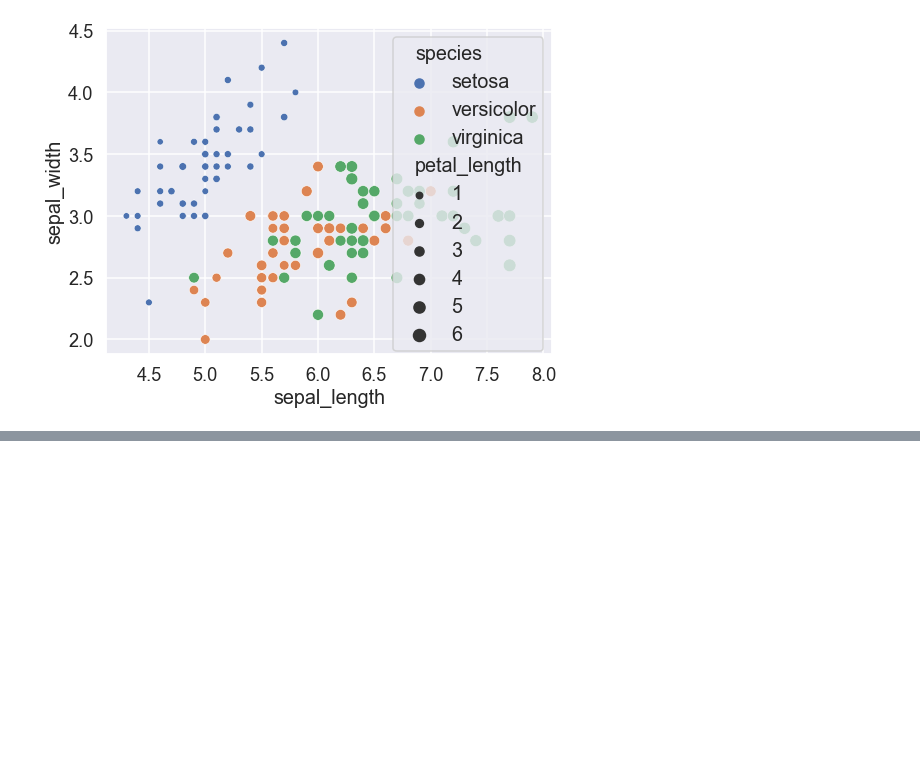
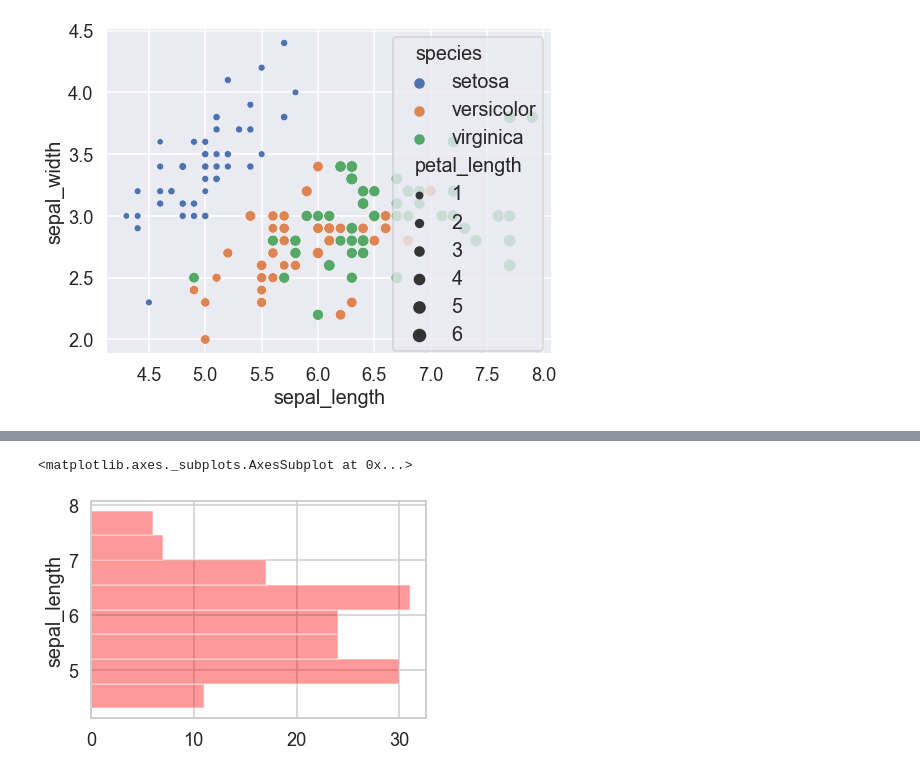
Before and after one commit to SuminBae97/Visualization, a Jupyter notebook: Iris_data_visualization.ipynb, the cells around one changed output, grey strips where cells are left out. Drawn from its saved outputs; the diff is of its cells as text; code cells hidden in the pictures; blank space fills up the shorter version.

```diff
--- a/Iris_data_visualization.ipynb
+++ b/Iris_data_visualization.ipynb
@@ -67,0 +88,5 @@ sns.scatterplot(iris.sepal_length , iris.sepal_width, size=iris.petal_length  ,
+# %%
+sns.distplot(iris.sepal_length , vertical=True , kde=False , color='red')
+# %% [output]
+<matplotlib.axes._subplots.AxesSubplot at 0x...>
+[figure, added]
```
Also changed, not shown: parts of 4 cells of this notebook.
